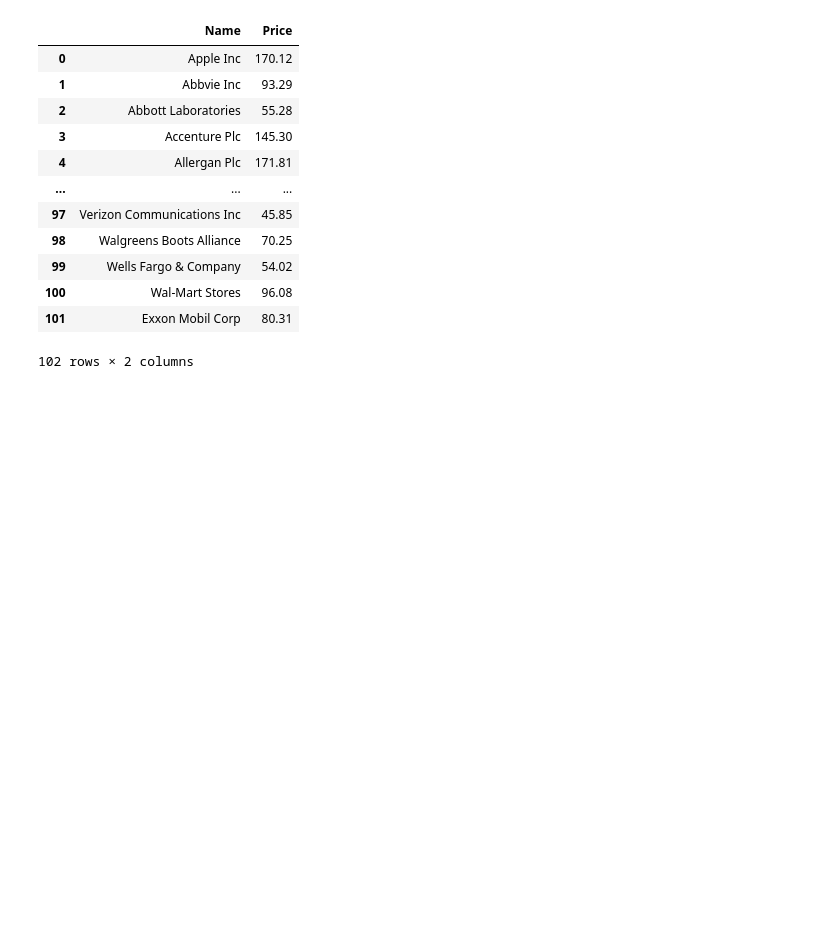
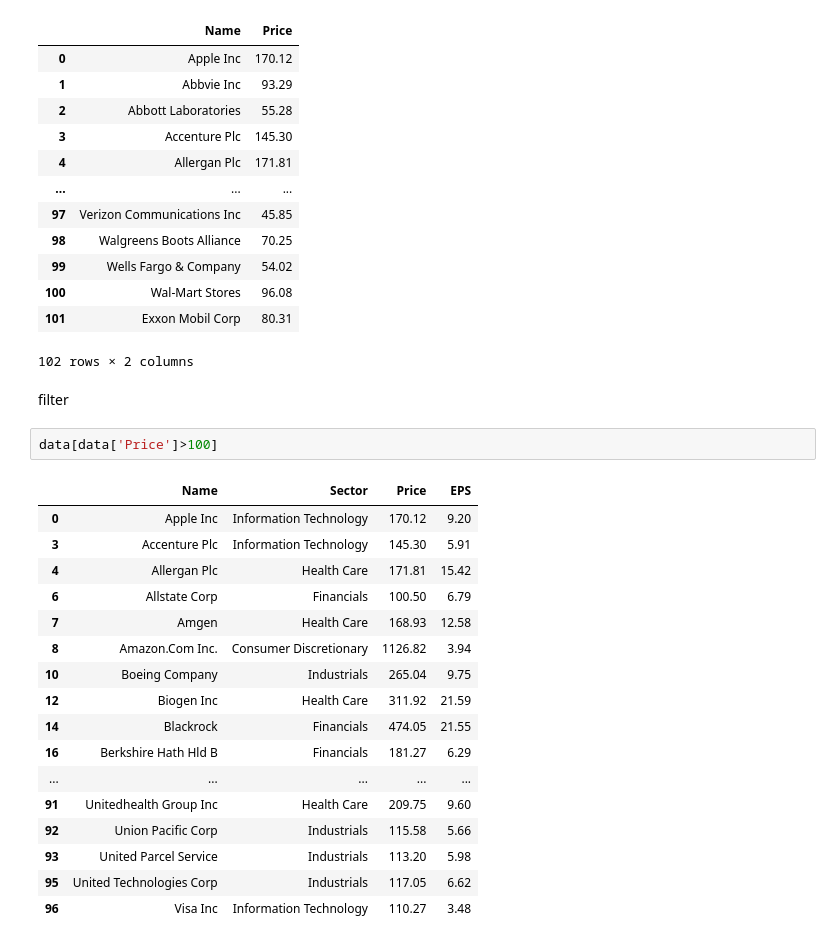
Before and after one commit to sunilsala88/batch33, a Jupyter notebook: 10_data_analysis/pandas1.ipynb, the cells around one changed output. Drawn from its saved outputs; the diff is of its cells as text; blank space fills up the shorter version.

```diff
--- a/10_data_analysis/pandas1.ipynb
+++ b/10_data_analysis/pandas1.ipynb
@@ -259,3 +259,25 @@ data[['Name',"Price"]]
 | 100 | Wal-Mart Stores | 96.08 |
 | 101 | Exxon Mobil Corp | 80.31 |
 102 rows × 2 columns
+# %% [markdown]
+filter
+# %%
+data[data['Price']>100]
+# %% [output]
+|  | Name | Sector | Price | EPS |
+| 0 | Apple Inc | Information Technology | 170.12 | 9.20 |
+| 3 | Accenture Plc | Information Technology | 145.30 | 5.91 |
+| 4 | Allergan Plc | Health Care | 171.81 | 15.42 |
+| 6 | Allstate Corp | Financials | 100.50 | 6.79 |
+| 7 | Amgen | Health Care | 168.93 | 12.58 |
+| 8 | Amazon.Com Inc. | Consumer Discretionary | 1126.82 | 3.94 |
+| 10 | Boeing Company | Industrials | 265.04 | 9.75 |
+| 12 | Biogen Inc | Health Care | 311.92 | 21.59 |
+| 14 | Blackrock | Financials | 474.05 | 21.55 |
+| 16 | Berkshire Hath Hld B | Financials | 181.27 | 6.29 |
+| ... | ... | ... | ... | ... |
+| 91 | Unitedhealth Group Inc | Health Care | 209.75 | 9.60 |
+| 92 | Union Pacific Corp | Industrials | 115.58 | 5.66 |
+| 93 | United Parcel Service | Industrials | 113.20 | 5.98 |
+| 95 | United Technologies Corp | Industrials | 117.05 | 6.62 |
+| 96 | Visa Inc | Information Technology | 110.27 | 3.48 |
```
